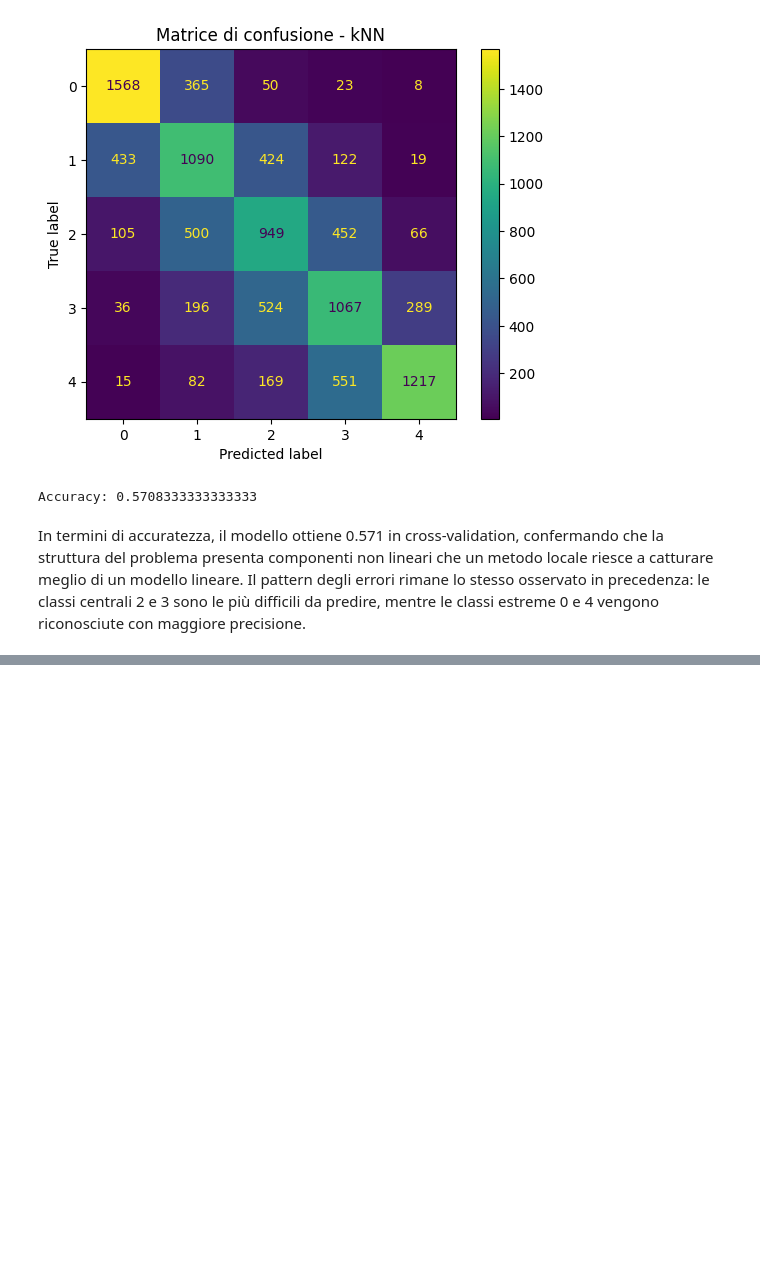
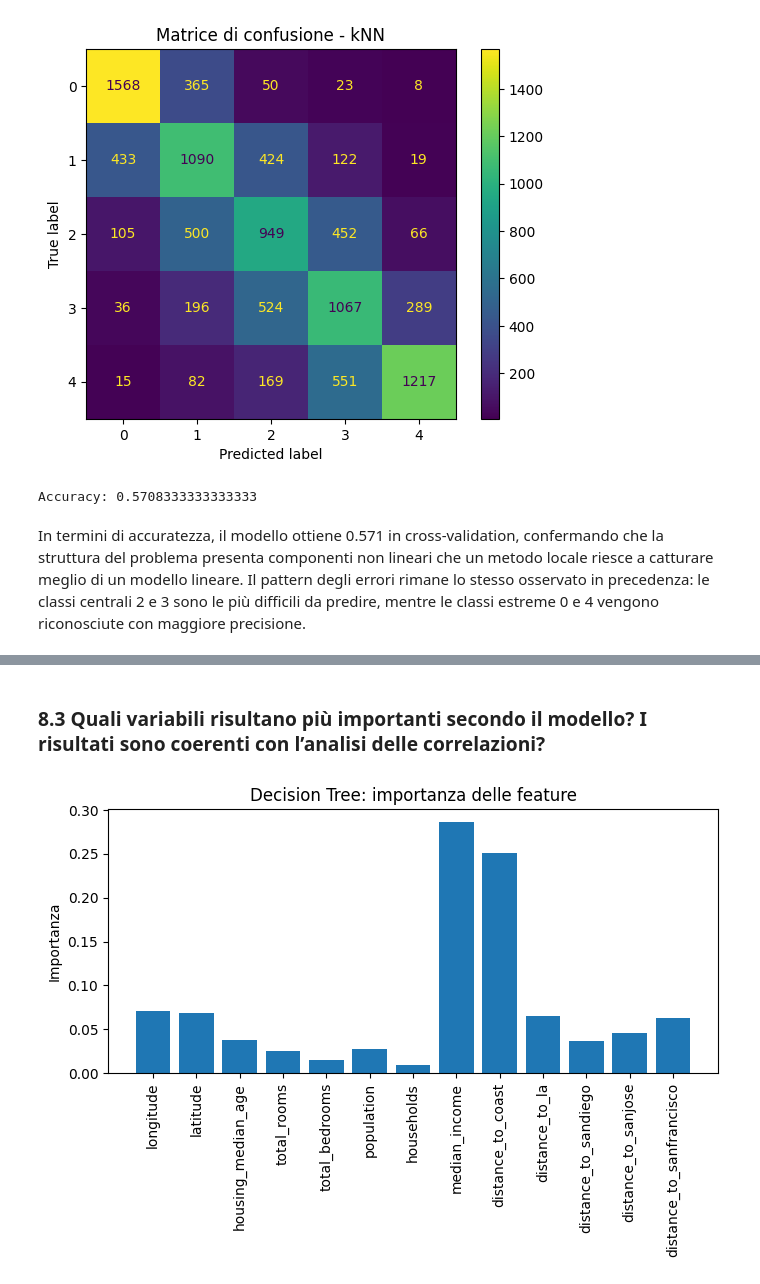
Before and after one commit to iamgiu/Introduzione-al-Data-Science, a Jupyter notebook: Progetto/S6537533_notebook.ipynb, the cells around one changed output, grey strips where cells are left out. Saved outputs shown, nothing was run; the diff lists cells and outputs as text; code cells hidden in the pictures; blank space fills up the shorter version.

```diff
--- a/Progetto/S6537533_notebook.ipynb
+++ b/Progetto/S6537533_notebook.ipynb
@@ -637,0 +640,11 @@ In termini di accuratezza, il modello ottiene 0.571 in cross-validation, conferm
+# %%
+# Pipeline per la gestione del preprocessing e del modello DecisionTree
+# Previene il data leakage applicando le trasformazioni in sequenza
+tree_pipeline = Pipeline([
+    # 1. Gestione NaN: sostituisce i valori mancanti con la mediana della colonna
+    ("imputer", SimpleImputer(strategy="median")),
+    # 2. Standardizzazione: porta i dati a media 0 e varianza 1 (fondamentale per i modelli lineari)
+    ("scaler", StandardScaler()),
+    # 3. Modello: Decision Tree
+    ("model", DecisionTreeClassifier())
+])
@@ -637,0 +745,14 @@ In termini di accuratezza, il modello ottiene 0.571 in cross-validation, conferm
+# %% [markdown]
+### 8.3 Quali variabili risultano più importanti secondo il modello? I risultati sono coerenti con l’analisi delle correlazioni?
+# %%
+best_tree = tree_grid.best_estimator_.named_steps["model"]
+
+plt.figure(figsize=(7, 5))
+plt.bar(X.columns, best_tree.feature_importances_)
+plt.xticks(rotation=90)
+plt.ylabel("Importanza")
+plt.title("Decision Tree: importanza delle feature")
+plt.tight_layout()
+plt.show()
+# %% [output]
+[figure, added]
```
Also changed, not shown: parts of 11 cells of this notebook.
